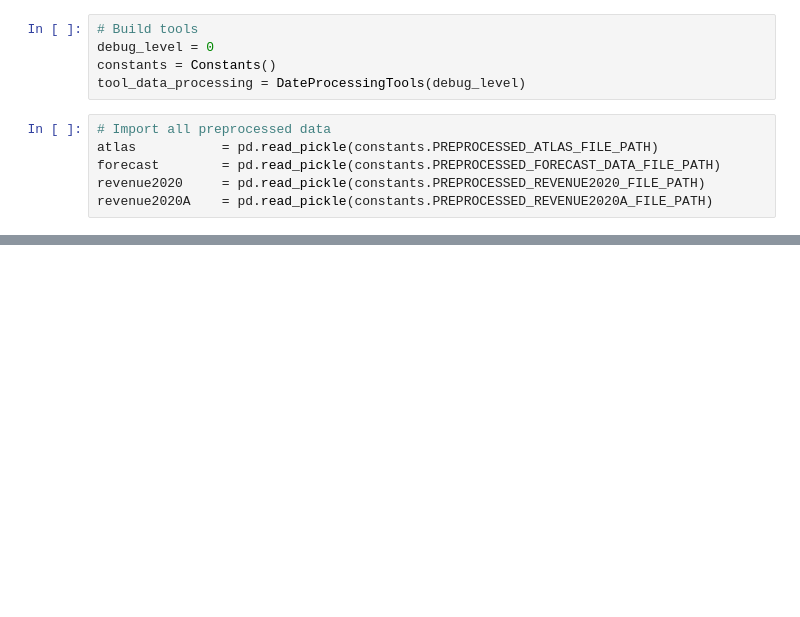
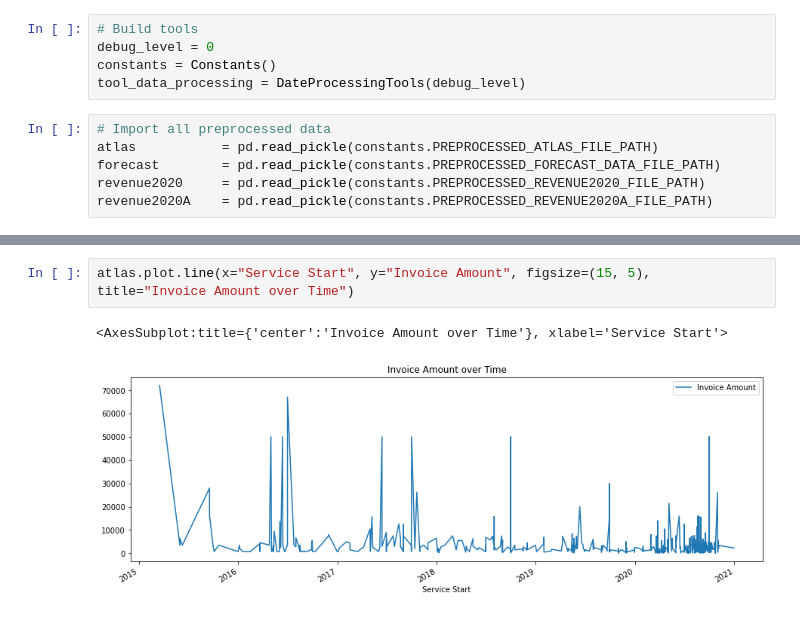
Before and after one commit to dd2-GWFinTech-Projects/Project1_ProductMarketingAnalysis, a Jupyter notebook: Processing/01_GenerateTrends.ipynb, the cells around one changed output, grey strips where cells are left out. Saved outputs shown, nothing was run; the diff lists cells and outputs as text; blank space fills up the shorter version.

Commit message:
Lots of working plots.

```diff
--- a/Processing/01_GenerateTrends.ipynb
+++ b/Processing/01_GenerateTrends.ipynb
@@ -42,0 +50,5 @@ revenue2020A    = pd.read_pickle(constants.PREPROCESSED_REVENUE2020A_FILE_PATH)
+# %%
+atlas.plot.line(x="Service Start", y="Invoice Amount", figsize=(15, 5), title="Invoice Amount over Time")
+# %% [output]
+<AxesSubplot:title={'center':'Invoice Amount over Time'}, xlabel='Service Start'>
+[figure, added]
```
Also changed, not shown: parts of 24 cells of this notebook, 6 other files.
